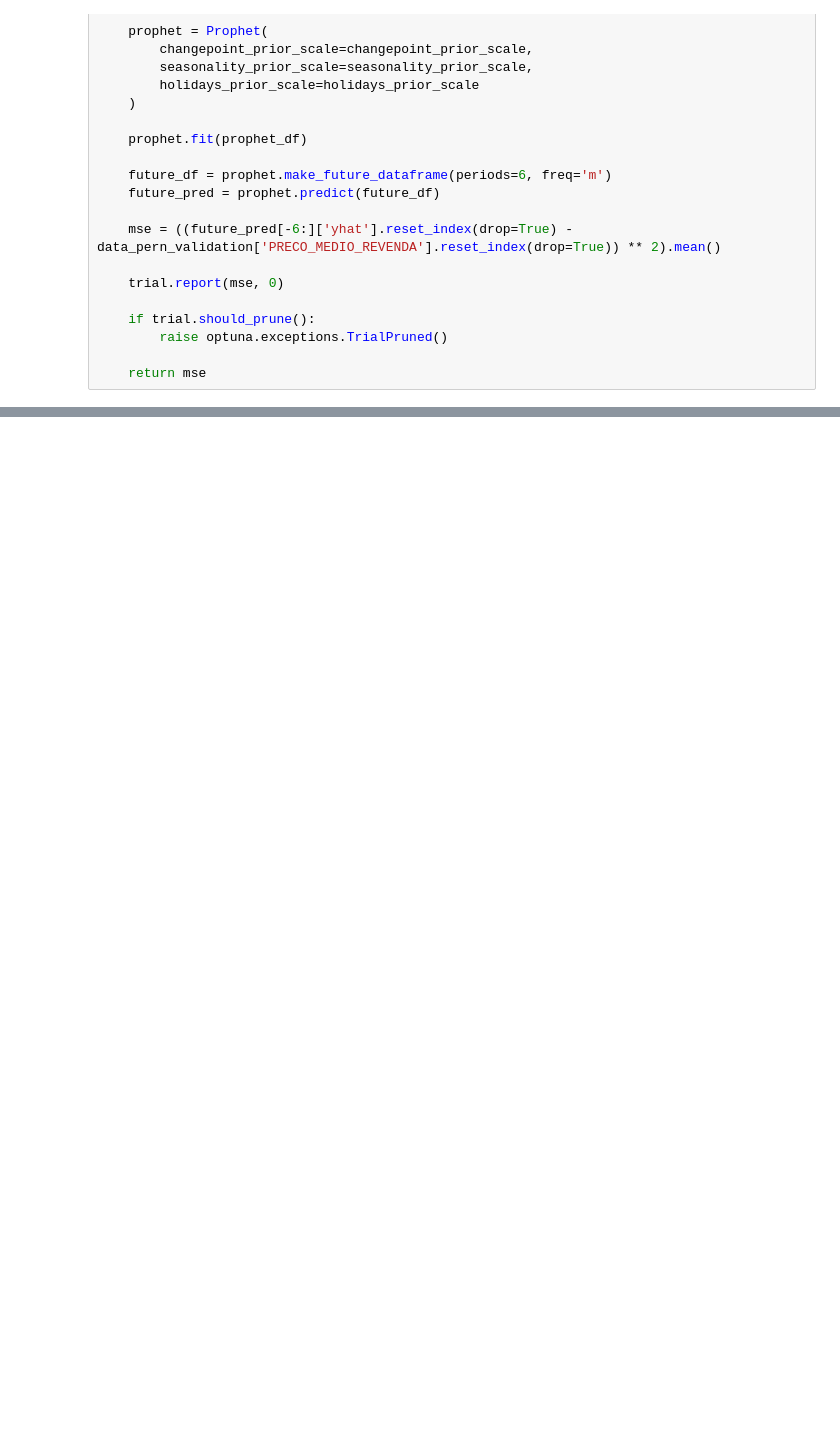
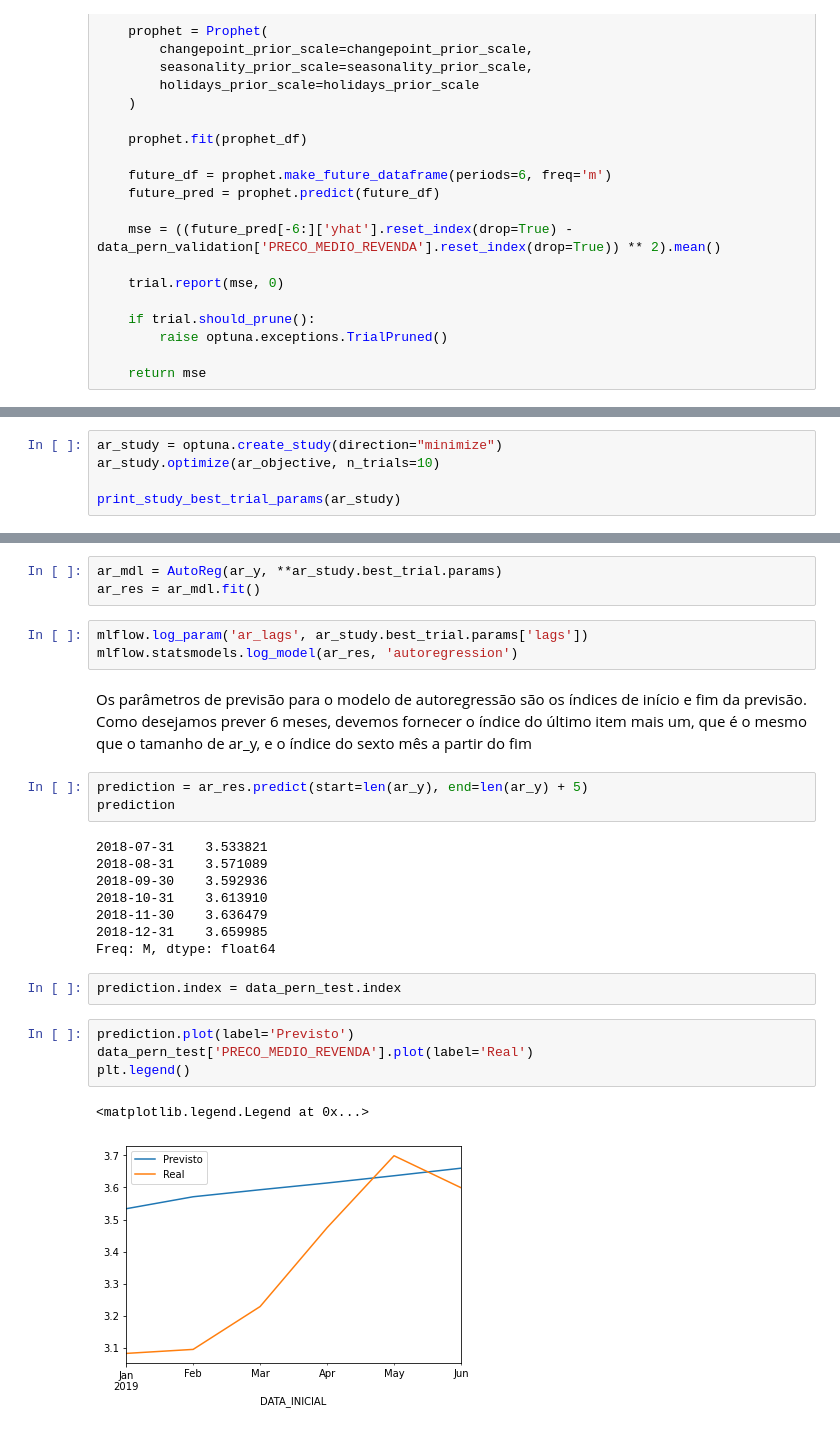
Before and after one commit to GabrielBarbosaGV/if697-projeto-2, a Jupyter notebook: notebook.ipynb, the cells around one changed output, grey strips where cells are left out. Drawn from its saved outputs; the diff is of its cells as text; blank space fills up the shorter version.

```diff
--- a/notebook.ipynb
+++ b/notebook.ipynb
@@ -231,0 +328,5 @@ NameError: NameError: name 'AutoReg' is not defined
+# %%
+ar_study = optuna.create_study(direction="minimize")
+ar_study.optimize(ar_objective, n_trials=10)
+
+print_study_best_trial_params(ar_study)
@@ -231,0 +348,28 @@ NameError: NameError: name 'AutoReg' is not defined
+# %%
+ar_mdl = AutoReg(ar_y, **ar_study.best_trial.params)
+ar_res = ar_mdl.fit()
+# %%
+mlflow.log_param('ar_lags', ar_study.best_trial.params['lags'])
+mlflow.statsmodels.log_model(ar_res, 'autoregression')
+# %% [markdown]
+Os parâmetros de previsão para o modelo de autoregressão são os índices de início e fim da previsão. Como desejamos prever 6 meses, devemos fornecer o índice do último item mais um, que é o mesmo que o tamanho de ar_y, e o índice do sexto mês a partir do fim
+# %%
+prediction = ar_res.predict(start=len(ar_y), end=len(ar_y) + 5)
+prediction
+# %% [output]
+2018-07-31    3.533821
+2018-08-31    3.571089
+2018-09-30    3.592936
+2018-10-31    3.613910
+2018-11-30    3.636479
+2018-12-31    3.659985
+Freq: M, dtype: float64
+# %%
+prediction.index = data_pern_test.index
+# %%
+prediction.plot(label='Previsto')
+data_pern_test['PRECO_MEDIO_REVENDA'].plot(label='Real')
+plt.legend()
+# %% [output]
+<matplotlib.legend.Legend at 0x...>
+[figure, added]
```
Also changed, not shown: parts of 35 cells of this notebook.
